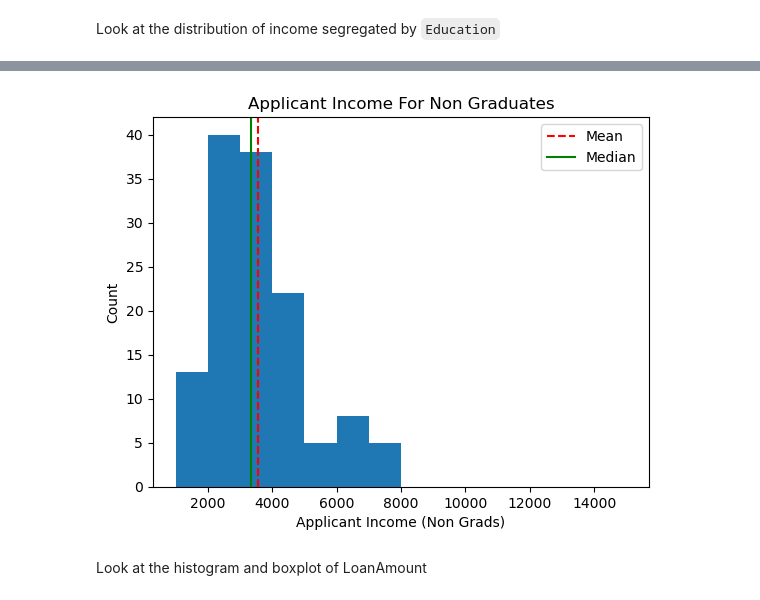
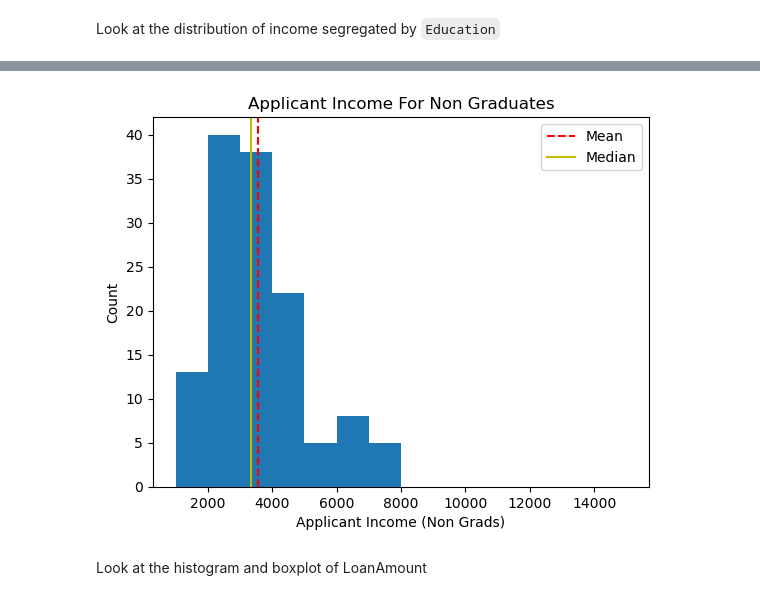
Before and after one commit to iuxo/mini-project-4, a Jupyter notebook: notebooks/instructions.ipynb, the cells around one changed output, grey strips where cells are left out. Cells and saved outputs as stored; diff of their text form; code cells hidden in the pictures.

```diff
--- a/notebooks/instructions.ipynb
+++ b/notebooks/instructions.ipynb
@@ -305,18 +305,18 @@ plt.show()
 # %%
 non_grads = outliers_removed[outliers_removed['Education'] == 'Not Graduate']
 mean = non_grads['ApplicantIncome'].mean()
 median = non_grads['ApplicantIncome'].median()
 plt.hist(non_grads['ApplicantIncome'], bins= [1000, 2000, 3000, 4000, 5000, 6000, 7000, 8000, 9000, 10000, 11000, 12000, 13000, 14000, 15000])
 plt.xlabel('Applicant Income (Non Grads)')
 plt.ylabel('Count')
 plt.title('Applicant Income For Non Graduates')
 plt.axvline(mean, color = 'r', linestyle='--')
-plt.axvline(median, color = 'g', linestyle = '-')
+plt.axvline(median, color = 'y', linestyle = '-')
 plt.legend({'Mean': mean, 'Median': median})
 plt.show()
 # lower mean/median for non grads
 # %% [output]
-[figure, old version]
+[figure, new version]
 # %% [markdown]
 Look at the histogram and boxplot of LoanAmount
 # %%
```
Also changed, not shown: parts of 25 cells of this notebook, 2 other files.
